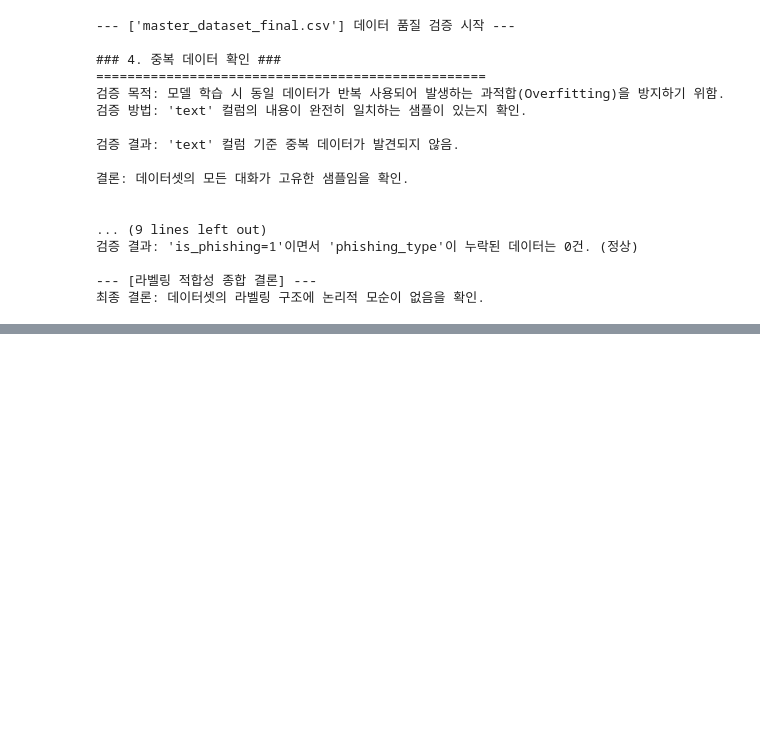
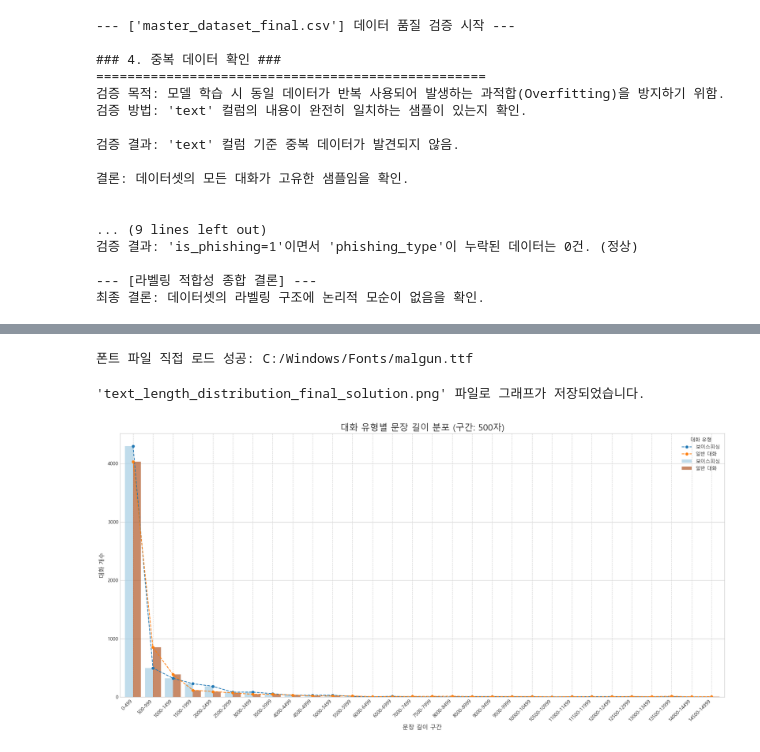
Before and after one commit to kwj903/woogawooga_project, a Jupyter notebook: dataset_create/Jinjoo/Jinjoo_추가EDA.ipynb, the cells around one changed output, grey strips where cells are left out. Drawn from its saved outputs; the diff is of its cells as text; code cells hidden in the pictures; blank space fills up the shorter version.

```diff
--- a/dataset_create/Jinjoo/Jinjoo_추가EDA.ipynb
+++ b/dataset_create/Jinjoo/Jinjoo_추가EDA.ipynb
@@ -1955,0 +2035,80 @@ except Exception as e:
+# %%
+# -*- coding: utf-8 -*-
+import pandas as pd
+import matplotlib.pyplot as plt
+import numpy as np
+import matplotlib.font_manager as fm
+
+# ----------------------------------------------------------------------
+# 1. 폰트 파일 경로를 직접 지정 (가장 강력한 방법)
+# ----------------------------------------------------------------------
+# 윈도우의 '맑은 고딕' 기본 경로. 보통 이 경로에 있어.
+font_path = "C:/Windows/Fonts/malgun.ttf"
+
+try:
+    # 폰트 속성을 파일 경로로 직접 만듦
+    font_prop = fm.FontProperties(fname=font_path)
+    print(f"폰트 파일 직접 로드 성공: {font_path}")
+except Exception as e:
+    print(f"폰트 파일 로드 실패: {font_path} 경로를 다시 확인해주세요.")
+    font_prop = None
+
+# ----------------------------------------------------------------------
+# 2. 데이터 로드 및 시각화
+# ----------------------------------------------------------------------
+# 이전에 실패했던 전역 설정(rcParams)은 아예 사용하지 않음
+
+try:
+    df = pd.read_csv("master_dataset_12000.csv")
+    df["text_length"] = df["text"].str.len()
+    df["label"] = np.where(df["is_phishing"] == 1, "보이스피싱", "일반 대화")
+
+    bins = range(0, 15001, 500)
+    labels = [f"{i}-{i+499}" for i in bins[:-1]]
+    df["length_bin"] = pd.cut(df["text_length"], bins=bins, labels=labels, right=False)
+    eda_df = df.groupby(["length_bin", "label"]).size().unstack(fill_value=0)
+
+    if font_prop:  # 폰트 로드가 성공했을 때만 그래프 그리기
+        plt.style.use("seaborn-v0_8-whitegrid")
+        fig, ax = plt.subplots(figsize=(18, 9))
+        colors = plt.cm.get_cmap("Paired", len(eda_df.columns))
+
+        eda_df.plot(kind="bar", ax=ax, width=0.8, color=colors.colors, alpha=0.7)
+        eda_df.plot(kind="line", ax=ax, marker="o", linestyle="--", markersize=5)
+
+        # 모든 텍스트 요소에 fontproperties로 폰트 파일 속성을 직접 지정
+        ax.set_title(
+            "대화 유형별 문장 길이 분포 (구간: 500자)",
+            fontproperties=font_prop,
+            fontsize=18,
+            fontweight="bold",
+        )
+        ax.set_xlabel("문장 길이 구간", fontproperties=font_prop, fontsize=12)
+        ax.set_ylabel("대화 개수", fontproperties=font_prop, fontsize=12)
+
+        # x축, y축 눈금 폰트 설정
+        for label in ax.get_xticklabels() + ax.get_yticklabels():
+            label.set_fontproperties(font_prop)
+
+        plt.xticks(rotation=45, ha="right")
+
+        # 범례 폰트 설정
+        # 범례 제목과 내용에 모두 폰트 적용
+        legend = ax.legend(title="대화 유형", prop=font_prop)
+        plt.setp(legend.get_title(), fontproperties=font_prop)
+
+        ax.grid(axis="x", linestyle="--")
+        plt.tight_layout()
+        plt.savefig("text_length_distribution_final_solution.png", dpi=300)
+        print(
+            "'text_length_distribution_final_solution.png' 파일로 그래프가 저장되었습니다."
+        )
+
+except FileNotFoundError:
+    print("오류: 'master_dataset_12000.csv' 파일을 찾을 수 없습니다.")
+except Exception as e:
+    print(f"코드 실행 중 오류가 발생했습니다: {e}")
+# %% [output]
+폰트 파일 직접 로드 성공: C:/Windows/Fonts/malgun.ttf
+'text_length_distribution_final_solution.png' 파일로 그래프가 저장되었습니다.
+[figure, added]
```
Also changed, not shown: parts of 17 cells of this notebook, 3 other files.
